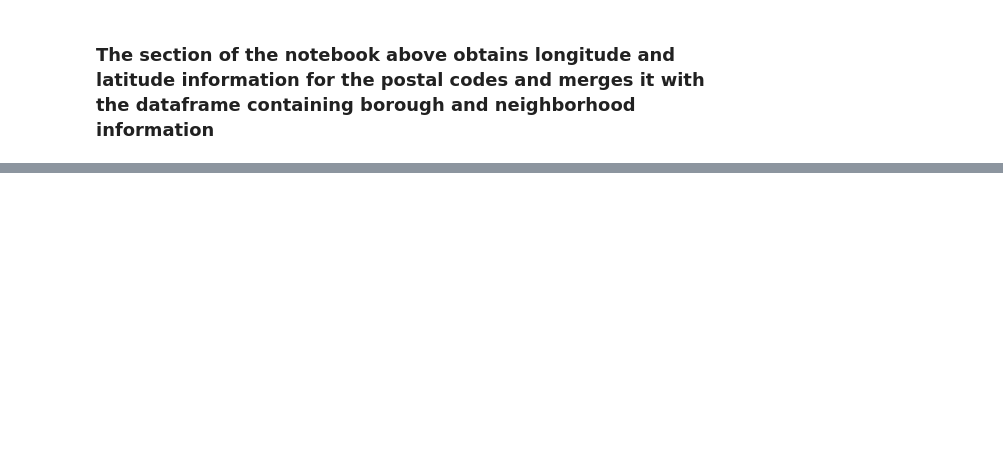
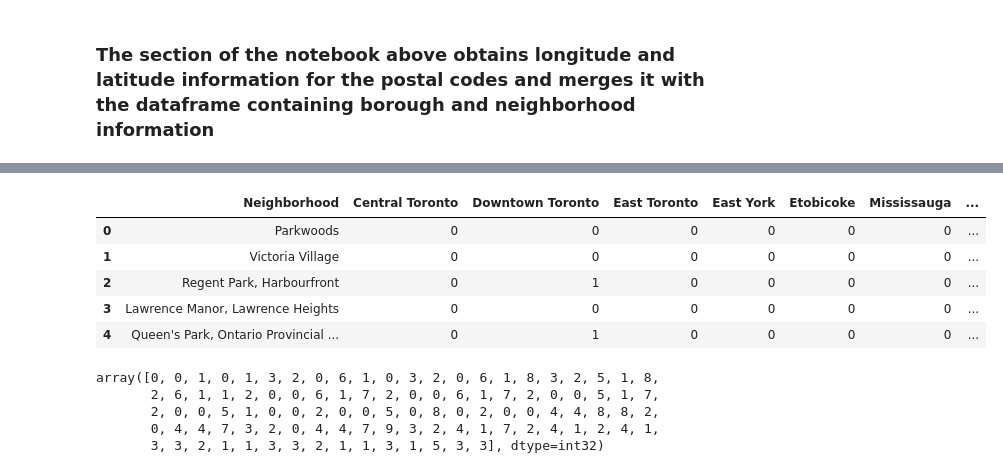
Before and after one commit to apatel415/IBM-Data-Science-Capstone, a Jupyter notebook: Segmenting and Clustering Neighborhoods in Toronto.ipynb, the cells around one changed output, grey strips where cells are left out. Drawn from its saved outputs; the diff is of its cells as text; code cells hidden in the pictures; blank space fills up the shorter version.

```diff
--- a/Segmenting and Clustering Neighborhoods in Toronto.ipynb
+++ b/Segmenting and Clustering Neighborhoods in Toronto.ipynb
@@ -99,0 +118,30 @@ join
+# %%
+toronto_onehot = pd.get_dummies(toronto_df['Borough'], prefix="", prefix_sep="")
+
+toronto_onehot['Neighborhood'] = toronto_df['Neighborhood']
+
+fixed_col = [toronto_onehot.columns[-1]] + list(toronto_onehot.columns[:-1])
+toronto_onehot = toronto_onehot[fixed_col]
+
+toronto_onehot.head()
+# %% [output]
+|  | Neighborhood | Central Toronto | Downtown Toronto | East Toronto | East York | Etobicoke | Mississauga | ... |
+| 0 | Parkwoods | 0 | 0 | 0 | 0 | 0 | 0 | ... |
+| 1 | Victoria Village | 0 | 0 | 0 | 0 | 0 | 0 | ... |
+| 2 | Regent Park, Harbourfront | 0 | 1 | 0 | 0 | 0 | 0 | ... |
+| 3 | Lawrence Manor, Lawrence Heights | 0 | 0 | 0 | 0 | 0 | 0 | ... |
+| 4 | Queen's Park, Ontario Provincial ... | 0 | 1 | 0 | 0 | 0 | 0 | ... |
+# %%
+k = 10
+
+toronto_clustering = toronto_onehot.drop('Neighborhood', 1)
+
+kmeans = KMeans(n_clusters=k, random_state=2).fit(toronto_clustering)
+
+kmeans.labels_
+# %% [output]
+array([0, 0, 1, 0, 1, 3, 2, 0, 6, 1, 0, 3, 2, 0, 6, 1, 8, 3, 2, 5, 1, 8,
+       2, 6, 1, 1, 2, 0, 0, 6, 1, 7, 2, 0, 0, 6, 1, 7, 2, 0, 0, 5, 1, 7,
+       2, 0, 0, 5, 1, 0, 0, 2, 0, 0, 5, 0, 8, 0, 2, 0, 0, 4, 4, 8, 8, 2,
+       0, 4, 4, 7, 3, 2, 0, 4, 4, 7, 9, 3, 2, 4, 1, 7, 2, 4, 1, 2, 4, 1,
+       3, 3, 2, 1, 1, 3, 3, 2, 1, 1, 3, 1, 5, 3, 3], dtype=int32)
```
Also changed, not shown: parts of 8 cells of this notebook.
